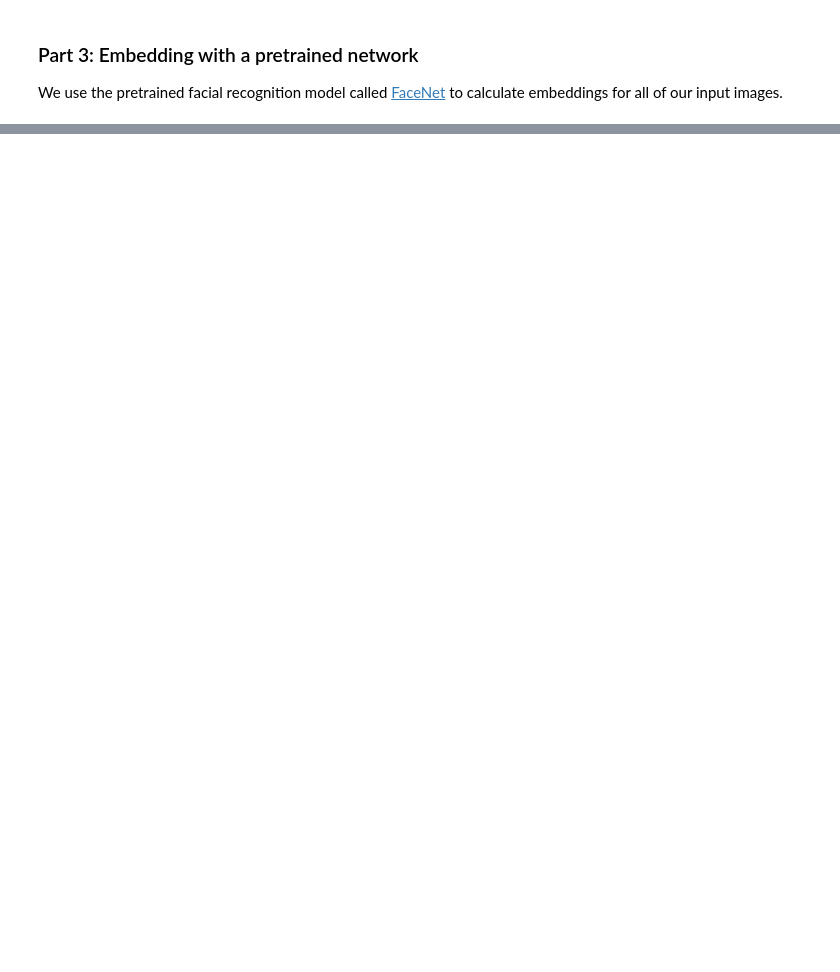
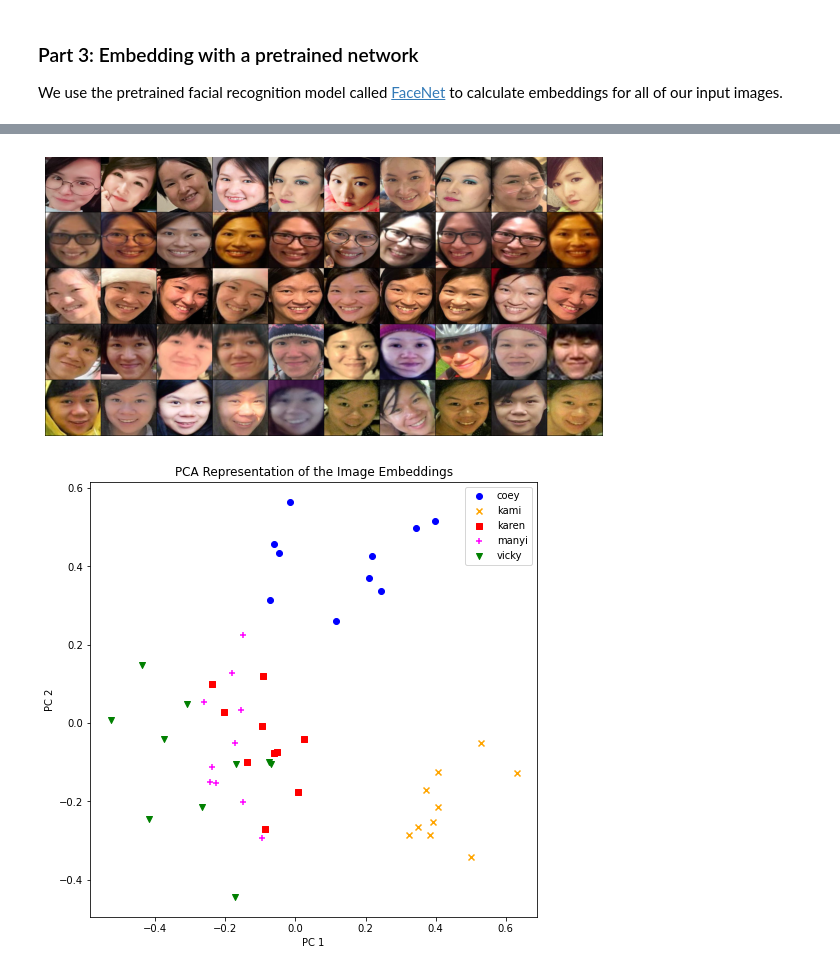
Before and after one commit to myyim/FaceNet, a Jupyter notebook: manyi-facenet.ipynb, the cells around one changed output, grey strips where cells are left out. Saved outputs shown, nothing was run; the diff lists cells and outputs as text; code cells hidden in the pictures; blank space fills up the shorter version.

```diff
--- a/manyi-facenet.ipynb
+++ b/manyi-facenet.ipynb
@@ -276,0 +296,16 @@ plt.show()
+# %%
+# Download Data
+
+fname = 'images'
+url = 'https://github.com/myyim/dataset/raw/main/'+fname+'.zip'
+num = 10
+nppl = 5
+
+if not os.path.exists(fname):
+  print("Data is being downloaded...")
+  r = requests.get(url, stream=True)
+  z = zipfile.ZipFile(io.BytesIO(r.content))
+  z.extractall()
+  print("The download has been completed.")
+else:
+  print("Data has already been downloaded.")
@@ -276,0 +338,52 @@ plt.show()
+# %%
+# Display the cropped images
+
+fname = 'girls' # cropped
+
+who = []
+images_tensor = []
+for root, dirs, _ in os.walk(fname):
+    for dirname in sorted(dirs):
+        who.append(dirname)
+        image_tensor, image_display = process_images(fname + '/' + dirname + '/*.jpg')
+        if images_tensor != []:
+            images_tensor = torch.cat((images_tensor,image_tensor))
+            images_display = torch.cat((images_display,image_display))
+        else:
+            images_tensor = image_tensor
+            images_display = image_display
+
+plt.figure(figsize=(10, 10))
+plt.imshow(make_grid(images_display,nrow=num).permute(1, 2, 0))
+plt.axis('off')
+plt.show()
+
+# Calculate embedding: 512-dimensional normalized vectors
+resnet = InceptionResnetV1(pretrained='vggface2').eval().to(device)
+resnet.classify = False
+embedding_tensor = resnet(images_tensor.to(device))
+
+
+# t-SNE
+# vector2d = sklearn.manifold.TSNE(n_components=2, learning_rate='auto',
+#                    init='random').fit_transform(embedding_tensor.detach().cpu().numpy())
+
+# PCA
+pca = sklearn.decomposition.PCA(n_components=2)
+vector2d = pca.fit_transform(embedding_tensor.detach().cpu().numpy())
+colors = ['blue', 'orange', 'red', 'magenta','green']
+markers = ['o', 'x', 's', '+', 'v']
+plt.figure(figsize=(8, 8))
+for i in range(nppl):
+    plt.scatter(vector2d[i*num:(i+1)*num, 0],
+                vector2d[i*num:(i+1)*num, 1],
+                c=colors[i],marker=markers[i],label=who[i])
+plt.legend()
+plt.title('PCA Representation of the Image Embeddings')
+plt.xlabel('PC 1')
+plt.ylabel('PC 2')
+# plt.title('t-SNE Representation of the Image Embeddings')
+plt.show()
+# %% [output]
+[figure, added]
+[figure, added]
```
Also changed, not shown: parts of 33 cells of this notebook.
